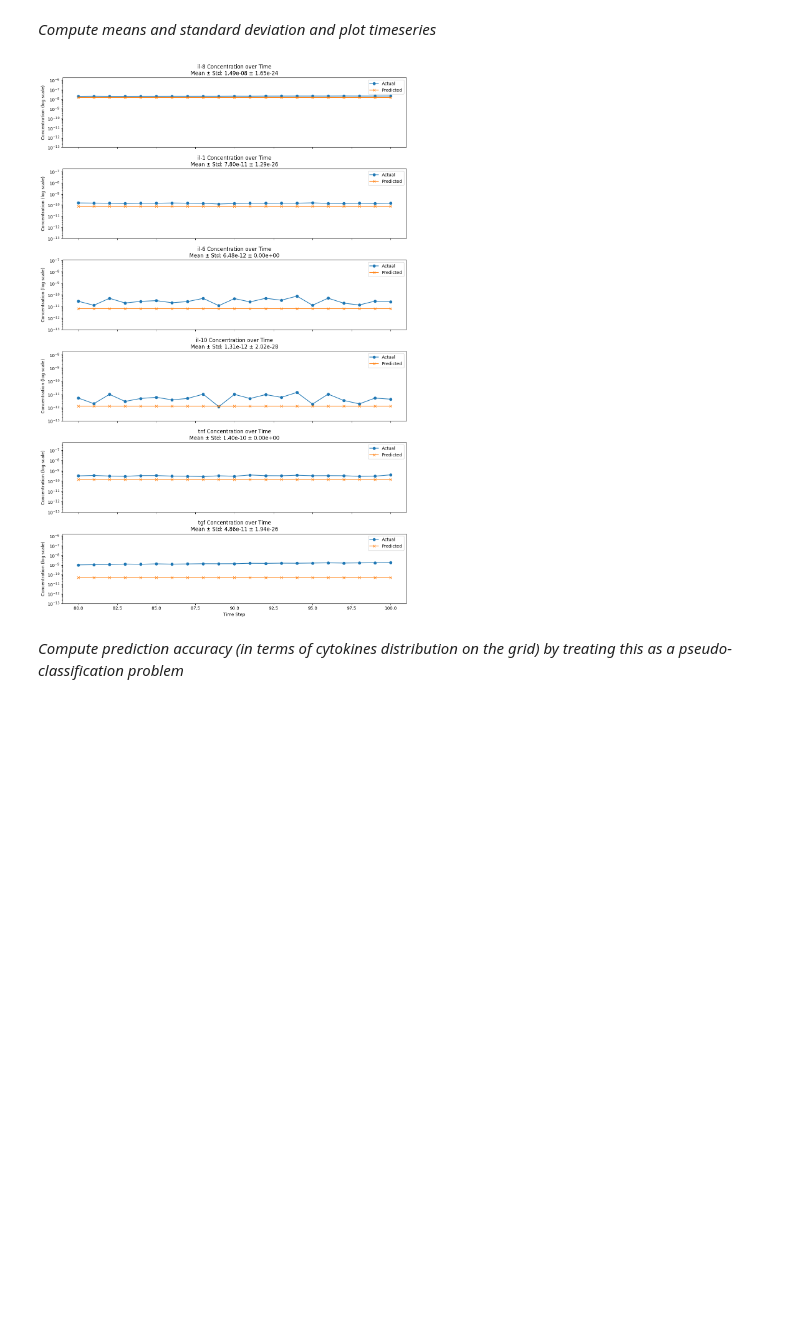
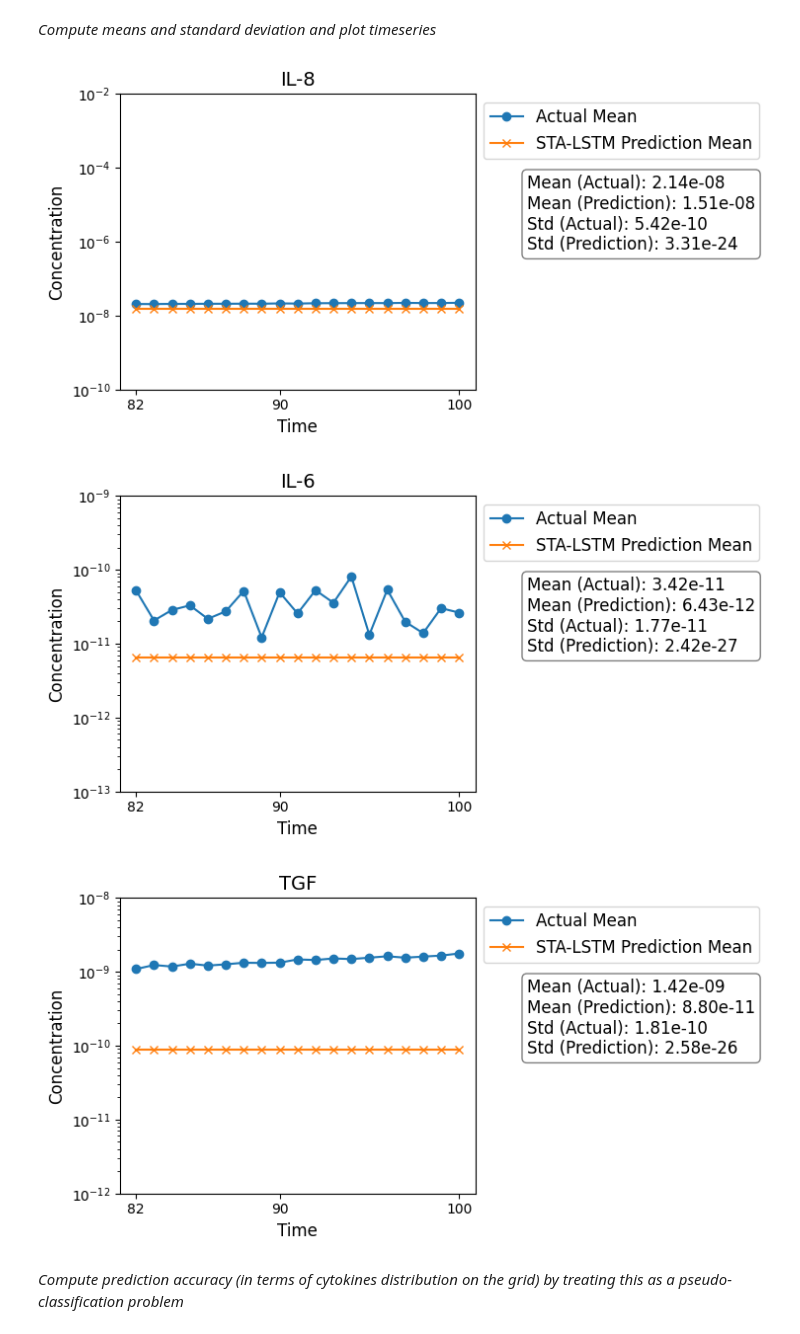
Before and after one commit to giannis3p/neural-agent-models, a Jupyter notebook: notebooks/LSTMs train/train(100x100).ipynb, the cells around one changed output. Saved outputs shown, nothing was run; the diff lists cells and outputs as text; code cells hidden in the pictures; blank space fills up the shorter version.

```diff
--- a/notebooks/LSTMs train/train(100x100).ipynb
+++ b/notebooks/LSTMs train/train(100x100).ipynb
@@ -68,7 +70,7 @@ True
 # %% [markdown]
 *Read data*
 # %%
-sorted_concatenated_csv = "C:/Users/Giannis/Documents/neural-agent-models-main/data/simulation data/100x100.csv"
+sorted_concatenated_csv = "C:/Users/Giannis/Documents/uva-thesis/neural-agent-models/data/simulation data/100x100.csv"
 data = pd.read_csv(sorted_concatenated_csv)
 #data.drop(columns=['zCOM'], inplace=True)
 print(data.head())
@@ -695,62 +710,84 @@ Loss data saved to plots(100x100)/plots-CT-LSTM\CT-LSTM-loss_data.csv
 # %% [markdown]
 *Compute means and standard deviation and plot timeseries*
 # %%
+import numpy as np
+import os
+import matplotlib.pyplot as plt
+
 # Combine y_test and y_pred for easier range calculation
 combined_data = np.concatenate([y_test, y_pred])
 
-output_dir = 'plots-LSTM'
+output_dir = 'plots-PINN'
 os.makedirs(output_dir, exist_ok=True)
 
 # Mask zeros and small values, set lower limit for log scale
 masked_data = np.ma.masked_equal(combined_data, 0)
 lower_limit = 1e-13
+upper_limit = 1e-2
 
 # Calculate min and max values for each cytokine, ignoring zeros and clipping
 min_values = np.ma.min(masked_data, axis=(0, 1, 2))
 max_values = np.ma.max(masked_data, axis=(0, 1, 2))
 
 # Convert masked arrays to regular arrays with NaN where masked
 min_values = min_values.filled(np.nan)
 max_values = max_values.filled(np.nan)
 
 # Average over the spatial dimensions (X, Y coordinates)
 y_test_avg = np.mean(y_test, axis=(1, 2))
 y_pred_avg = np.mean(y_pred, axis=(1, 2))
 
 # Calculate mean and std for each cytokine across all time steps
 y_test_mean = np.mean(y_test_avg, axis=0)
 y_pred_mean = np.mean(y_pred_avg, axis=0)
 y_test_std = np.std(y_test_avg, axis=0)
 y_pred_std = np.std(y_pred_avg, axis=0)
 
 # Time steps (assuming they are from t=82 to t=100)
-time_steps = np.arange(80, 101)
+time_steps = np.arange(82, 101)
+selected_time_steps = [82, 90, 100]
 
-labels = ['il-8', 'il-1', 'il-6', 'il-10', 'tnf', 'tgf']
+# Labels and corresponding indices to plot
+labels_to_plot = ['IL-8', 'IL-6', 'TGF']
+indices_to_plot = [0, 2, 5]  # indices for 'IL-8', 'IL-6', 'TGF' in the original labels list
+custom_limits = [(1e-10, 1e-2), (1e-13, 1e-9), (1e-12, 1e-8)]
 
-# Plotting
-fig, axs = plt.subplots(6, 1, figsize=(12, 18), sharex=True)
+# Plotting each selected feature separately
+for i, label, (lower, upper) in zip(indices_to_plot, labels_to_plot, custom_limits):
+    plt.figure(figsize=(10, 4))
+    plt.plot(time_steps, y_test_avg[:, i], label='Actual Mean', marker='o')
+    plt.plot(time_steps, y_pred_avg[:, i], label='STA-LSTM Prediction Mean', marker='x')
 
-for i in range(6):
-    axs[i].plot(time_steps, y_test_avg[:, i], label='Actual', marker='o')
-    axs[i].plot(time_steps, y_pred_avg[:, i], label='Predicted', marker='x')
-    axs[i].set_title(f'{labels[i]} Concentration over Time\nMean ± Std: {y_pred_mean[i]:.2e} ± {y_pred_std[i]:.2e}')
-    axs[i].set_ylabel('Concentration (log scale)')
-    axs[i].set_yscale('log')
-    axs[i].set_ylim(lower_limit, max_values[i])
-    axs[i].legend()
+    plt.ylabel('Concentration', fontsize=12)
+    plt.yscale('log')
+    plt.ylim(lower, upper)
 
-axs[-1].set_xlabel('Time Step')
+    plt.xticks(selected_time_steps)
 
-plt.tight_layout()
+    # Display means and stds numerically outside the plot
+    textstr = '\n'.join((
+        f'Mean (Actual): {y_test_mean[i]:.2e}',
+        f'Mean (Prediction): {y_pred_mean[i]:.2e}',
+        f'Std (Actual): {y_test_std[i]:.2e}',
+        f'Std (Prediction): {y_pred_std[i]:.2e}',
+    ))
+    plt.gcf().text(0.5, 0.7, textstr, fontsize=12,
+                   verticalalignment='top', bbox=dict(boxstyle='round', facecolor='white', alpha=0.5))
 
-# save the plot to the specified folder
-plot_filename = f'{labels[i]}(t=82 to t=100)(time series plot).png'
-plot_path = os.path.join(output_dir, plot_filename)
-plt.savefig(plot_path)
-plt.show()
+    plt.xlabel('Time', fontsize=12)
+    plt.title(label, fontsize=14)
+    plt.legend(loc='upper left', bbox_to_anchor=(1, 1), fontsize=12)
+    plt.tight_layout(rect=[0, 0, 0.75, 1])
+
+    # Save the plot to the specified folder
+    plot_filename = f'{label}_concentrations_time_series.png'
+    plot_path = os.path.join(output_dir, plot_filename)
+    plt.savefig(plot_path, bbox_inches='tight')
+    plt.show()
 # %% [output]
-[figure, old version]
+[figure, new version]
+[figure, added]
+[figure, added]
 # %% [markdown]
 *Compute prediction accuracy (in terms of cytokines distribution on the grid) by treating this as a pseudo-classification problem*
 # %%
```
Also changed, not shown: parts of 6 cells of this notebook, 37 other files.
